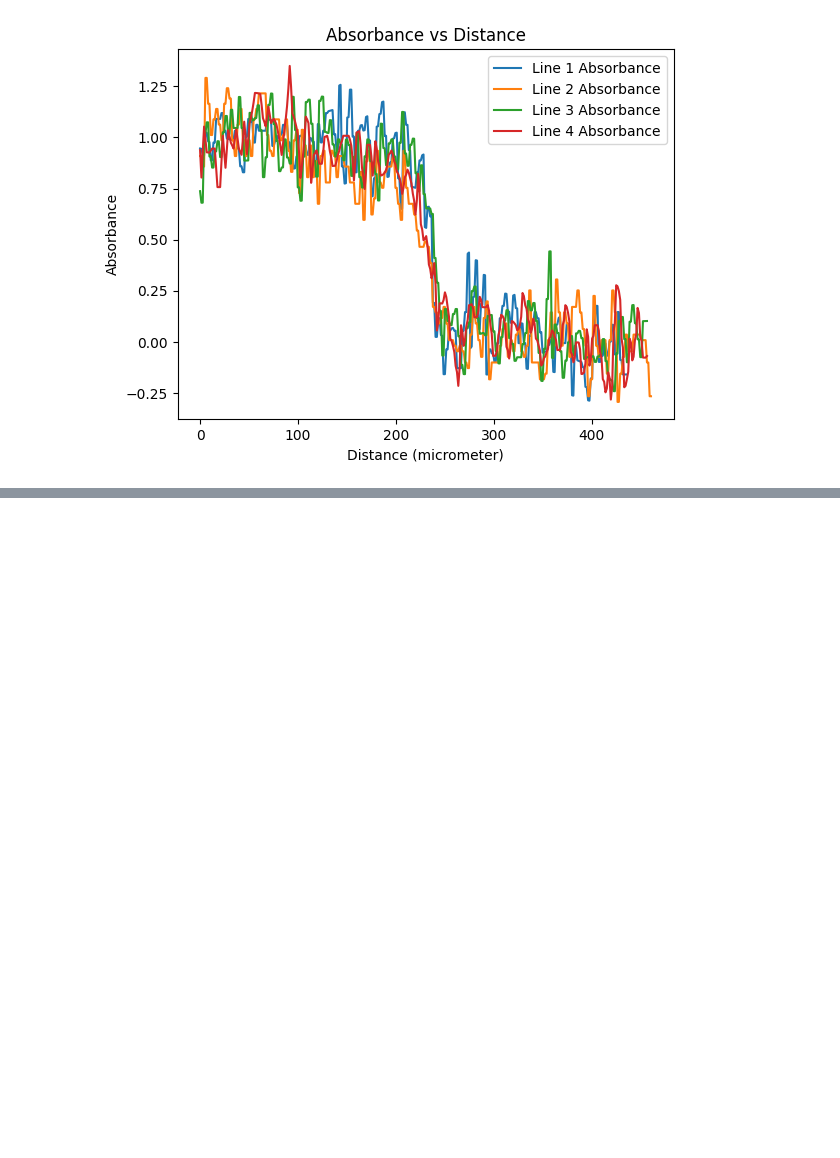
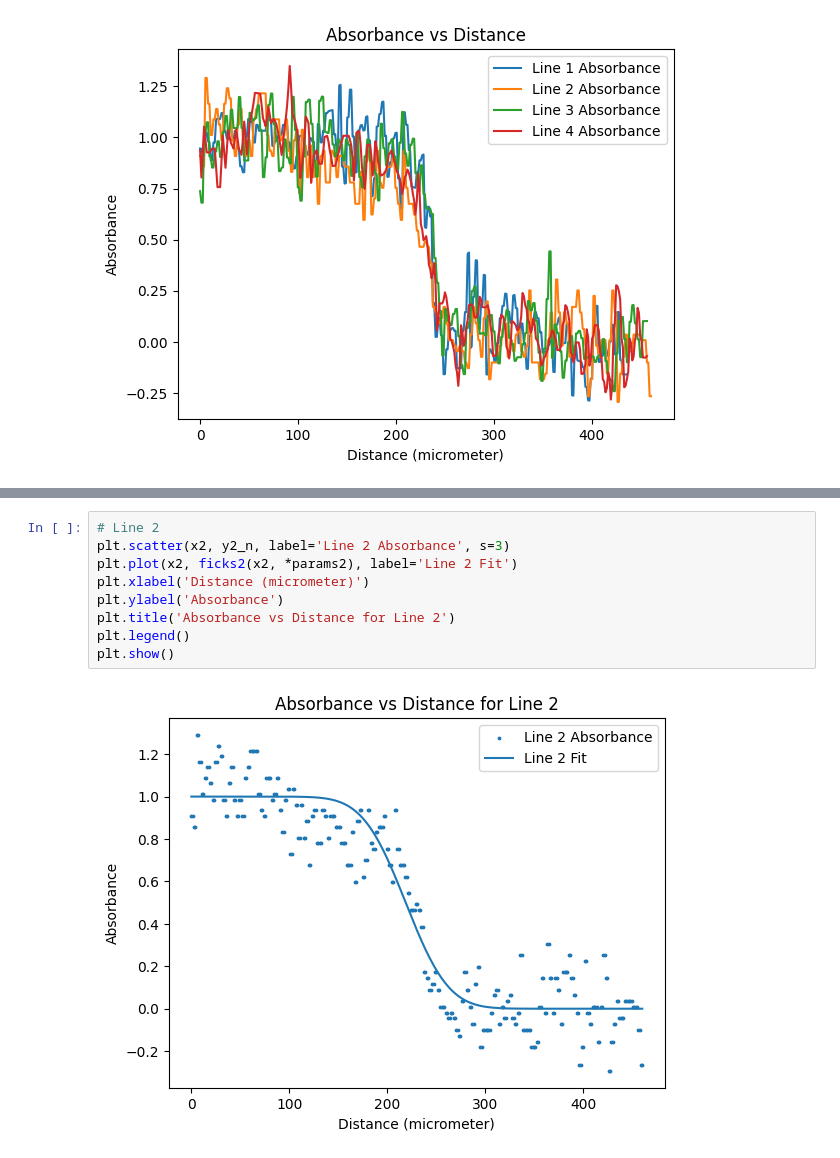
Before and after one commit to MartinKoll/TFY4335, a Jupyter notebook: flow.ipynb, the cells around one changed output, grey strips where cells are left out. Drawn from its saved outputs; the diff is of its cells as text; blank space fills up the shorter version.

```diff
--- a/flow.ipynb
+++ b/flow.ipynb
@@ -142,0 +155,11 @@ radius according to stokes einstein [2.37926394e-13] meters
+# %%
+# Line 2
+plt.scatter(x2, y2_n, label='Line 2 Absorbance', s=3)
+plt.plot(x2, ficks2(x2, *params2), label='Line 2 Fit')
+plt.xlabel('Distance (micrometer)')
+plt.ylabel('Absorbance')
+plt.title('Absorbance vs Distance for Line 2')
+plt.legend()
+plt.show()
+# %% [output]
+[figure, added]
```
Also changed, not shown: parts of 7 cells of this notebook, 1 other file.
